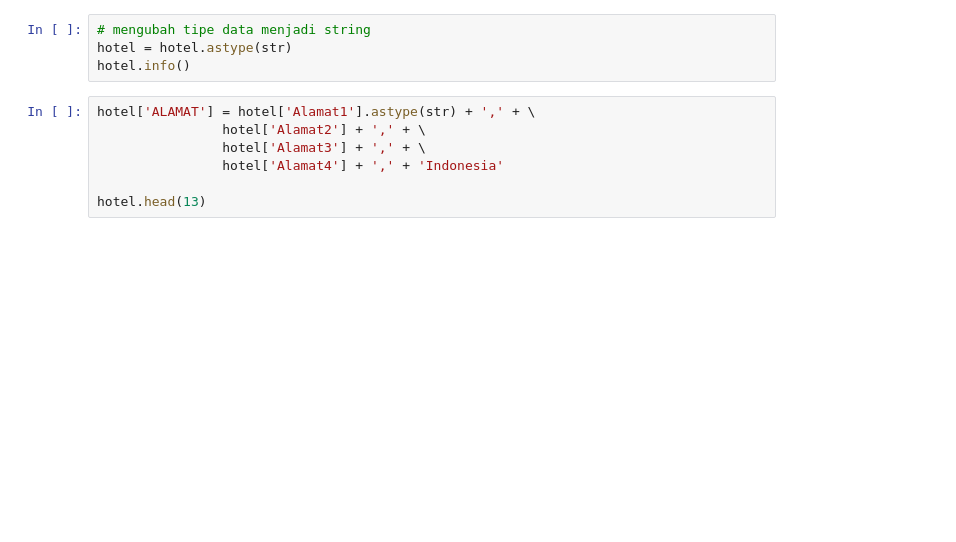
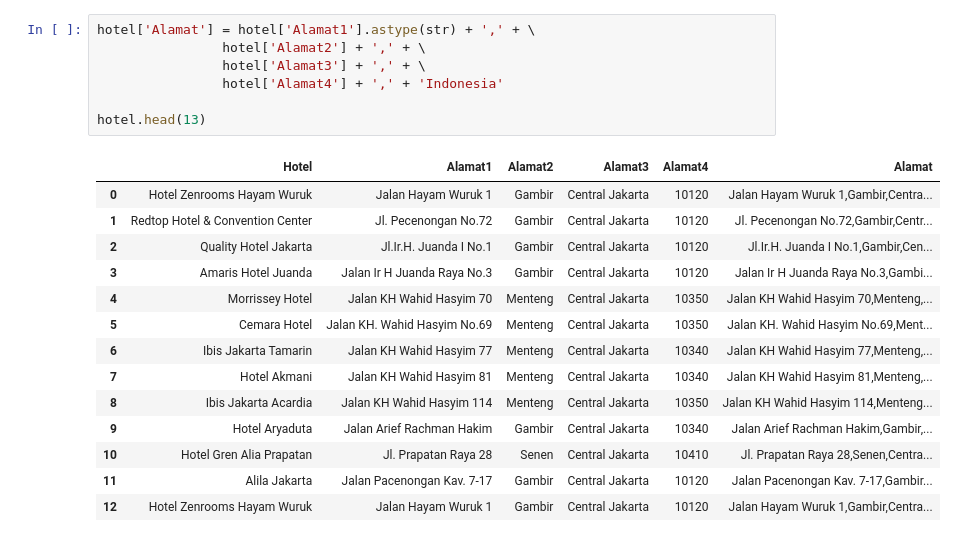
Before and after one commit to Gerardusdavidbayuaji/Geocoding, a Jupyter notebook: geocoding.ipynb, the cells around one changed output. Drawn from its saved outputs; the diff is of its cells as text; blank space fills up the shorter version.

```diff
--- a/geocoding.ipynb
+++ b/geocoding.ipynb
@@ -15,12 +44,23 @@ hotel.info()
-# %%
-# mengubah tipe data menjadi string
-hotel = hotel.astype(str)
-hotel.info()
 # %%
-hotel['ALAMAT'] = hotel['Alamat1'].astype(str) + ',' + \
+hotel['Alamat'] = hotel['Alamat1'].astype(str) + ',' + \
                 hotel['Alamat2'] + ',' + \
                 hotel['Alamat3'] + ',' + \
                 hotel['Alamat4'] + ',' + 'Indonesia'
 
 hotel.head(13)
+# %% [output]
+|  | Hotel | Alamat1 | Alamat2 | Alamat3 | Alamat4 | Alamat |
+| 0 | Hotel Zenrooms Hayam Wuruk | Jalan Hayam Wuruk 1 | Gambir | Central Jakarta | 10120 | Jalan Hayam Wuruk 1,Gambir,Centra... |
+| 1 | Redtop Hotel & Convention Center | Jl. Pecenongan No.72 | Gambir | Central Jakarta | 10120 | Jl. Pecenongan No.72,Gambir,Centr... |
+| 2 | Quality Hotel Jakarta | Jl.Ir.H. Juanda I No.1 | Gambir | Central Jakarta | 10120 | Jl.Ir.H. Juanda I No.1,Gambir,Cen... |
+| 3 | Amaris Hotel Juanda | Jalan Ir H Juanda Raya No.3 | Gambir | Central Jakarta | 10120 | Jalan Ir H Juanda Raya No.3,Gambi... |
+| 4 | Morrissey Hotel | Jalan KH Wahid Hasyim 70 | Menteng | Central Jakarta | 10350 | Jalan KH Wahid Hasyim 70,Menteng,... |
+| 5 | Cemara Hotel | Jalan KH. Wahid Hasyim No.69 | Menteng | Central Jakarta | 10350 | Jalan KH. Wahid Hasyim No.69,Ment... |
+| 6 | Ibis Jakarta Tamarin | Jalan KH Wahid Hasyim 77 | Menteng | Central Jakarta | 10340 | Jalan KH Wahid Hasyim 77,Menteng,... |
+| 7 | Hotel Akmani | Jalan KH Wahid Hasyim 81 | Menteng | Central Jakarta | 10340 | Jalan KH Wahid Hasyim 81,Menteng,... |
+| 8 | Ibis Jakarta Acardia | Jalan KH Wahid Hasyim 114 | Menteng | Central Jakarta | 10350 | Jalan KH Wahid Hasyim 114,Menteng... |
+| 9 | Hotel Aryaduta | Jalan Arief Rachman Hakim | Gambir | Central Jakarta | 10340 | Jalan Arief Rachman Hakim,Gambir,... |
+| 10 | Hotel Gren Alia Prapatan | Jl. Prapatan Raya 28 | Senen | Central Jakarta | 10410 | Jl. Prapatan Raya 28,Senen,Centra... |
+| 11 | Alila Jakarta | Jalan Pacenongan Kav. 7-17 | Gambir | Central Jakarta | 10120 | Jalan Pacenongan Kav. 7-17,Gambir... |
+| 12 | Hotel Zenrooms Hayam Wuruk | Jalan Hayam Wuruk 1 | Gambir | Central Jakarta | 10120 | Jalan Hayam Wuruk 1,Gambir,Centra... |
 # %%
```
Also changed, not shown: parts of 7 cells of this notebook, 1 other file.
